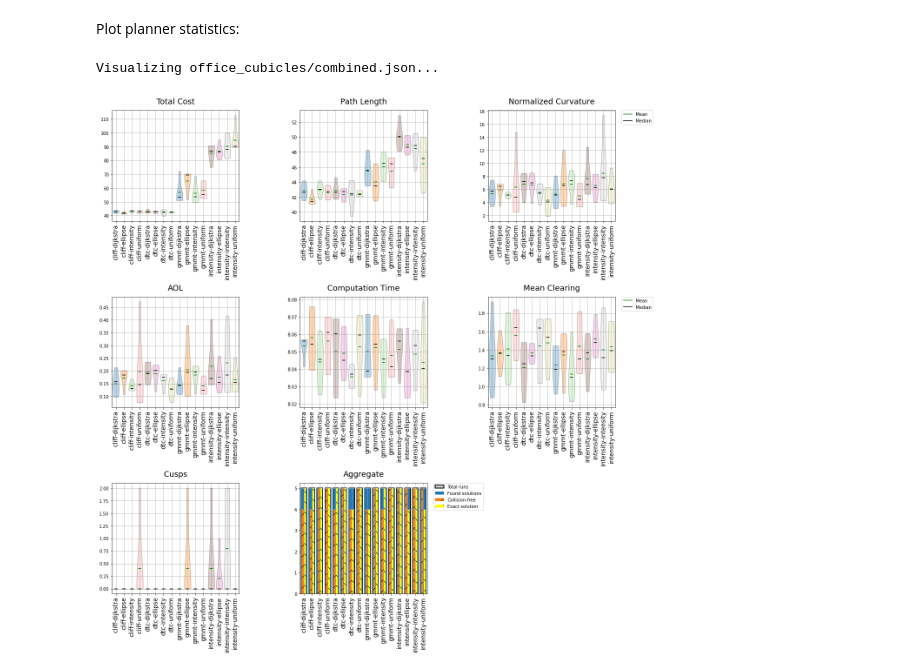
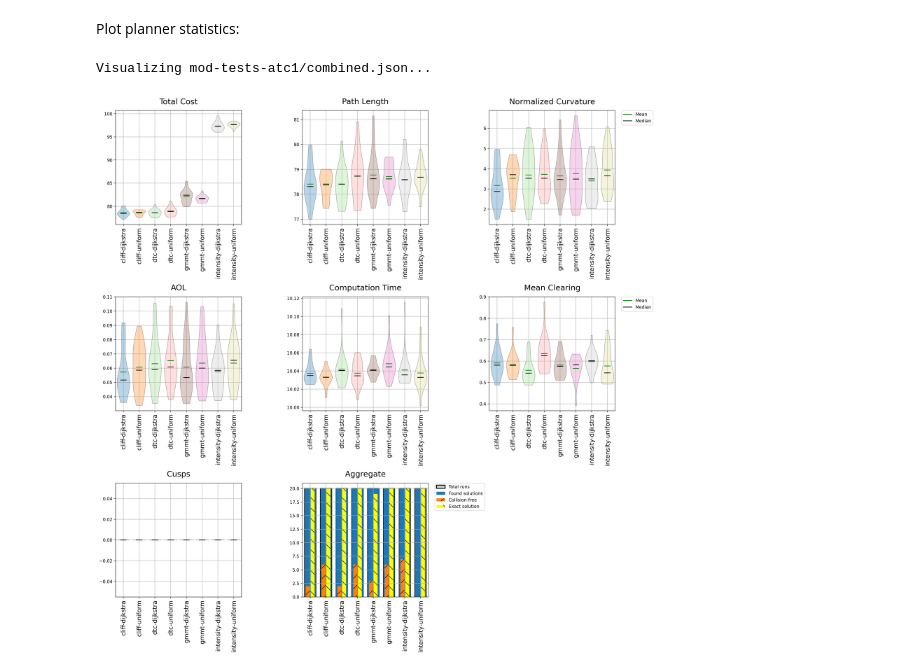
Before and after one commit to ksatyaki/bench-mr, a Jupyter notebook: python/MoD-planning-atc.ipynb, the cells around one changed output. Cells and saved outputs as stored; diff of their text form; code cells hidden in the pictures.

```diff
--- a/python/MoD-planning-atc.ipynb
+++ b/python/MoD-planning-atc.ipynb
@@ -127,7 +109,7 @@ Visualizing office_cubicles/combined.json
 Plot planner statistics:
 # %%
 from plot_stats import plot_planner_stats
-plot_planner_stats('office_cubicles/combined.json', num_colors=8, ticks_rotation=90)
+plot_planner_stats('{}/combined.json'.format(results_folder_prefix), num_colors=8, ticks_rotation=90)
 # %% [output]
-Visualizing office_cubicles/combined.json...
+Visualizing mod-tests-atc1/combined.json...
-[figure, old version]
+[figure, new version]
```
Also changed, not shown: parts of 5 cells of this notebook, 2 other files.
